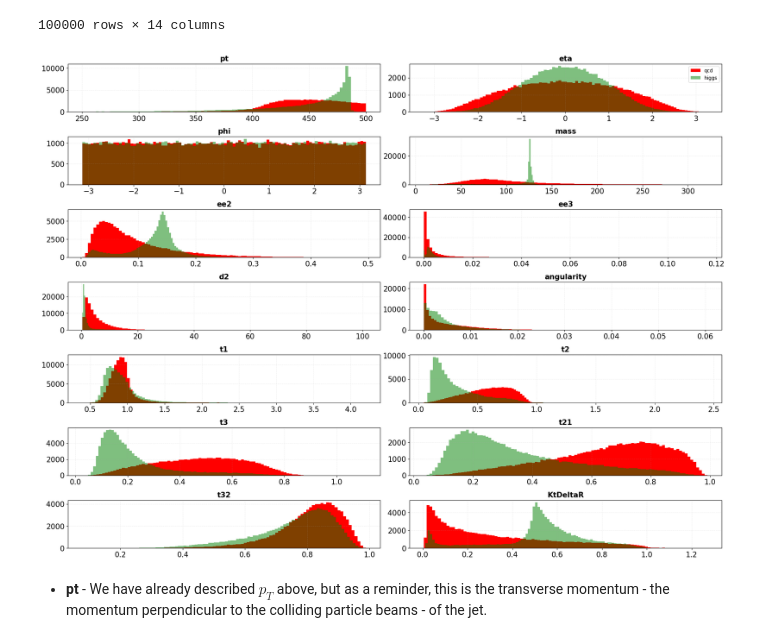
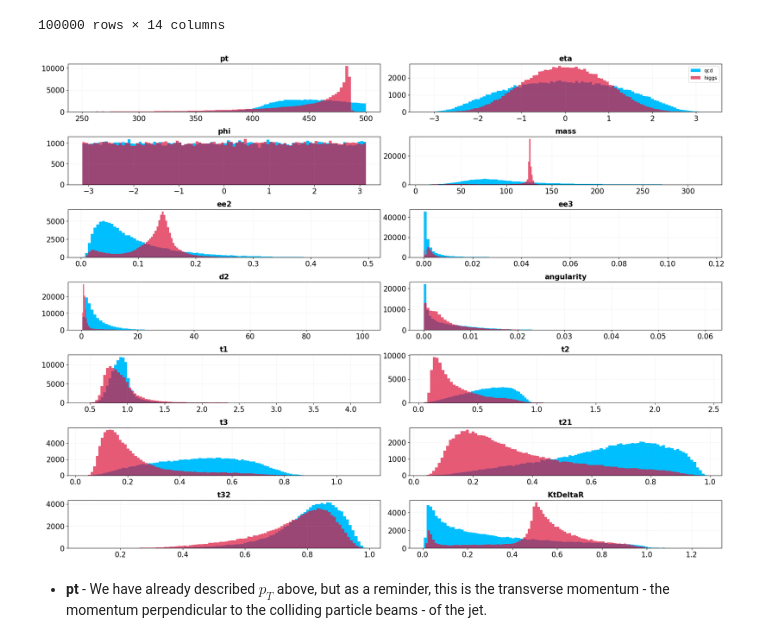
Before and after one commit to SOLHAUG13/Phys434_Autumn2021, a Jupyter notebook: Lab7/Lab7_PHYS434_Solhaug_Erik.ipynb, the cells around one changed output. Drawn from its saved outputs; the diff is of its cells as text; code cells hidden in the pictures.

```diff
--- a/Lab7/Lab7_PHYS434_Solhaug_Erik.ipynb
+++ b/Lab7/Lab7_PHYS434_Solhaug_Erik.ipynb
@@ -74,26 +74,26 @@ qcd
 # %%
 fig, ax = plt.subplots(7, 2)
 fig.tight_layout(pad=3.0)
 
 for i in range(0,qcd.columns.size):
     name = qcd.columns[i]
     X1 = qcd[f'{name}']
     X2 = higgs[f'{name}']
 
     bins = 100
 
     row = math.floor(i/2)
     col = i%2
 
     ax[row, col].tick_params(labelsize = 15)
     ax[row, col].tick_params(labelsize = 15)
-    ax[row, col].hist(X1, bins, color='r', linewidth = 3, label = 'qcd')
-    ax[row, col].hist(X2, bins, color='g', alpha = 0.5, linewidth = 3, label='higgs')
+    ax[row, col].hist(X1, bins, color='deepskyblue', linewidth = 3, label = 'qcd')
+    ax[row, col].hist(X2, bins, color='crimson', alpha = 0.7, linewidth = 3, label='higgs')
     ax[row, col].set_title(f'{name}', fontsize = 15, fontweight='bold')
     ax[row, col].grid(linestyle='--', alpha=0.2)
 ax[0, 1].legend();
 # %% [output]
-[figure, old version]
+[figure, new version]
 # %% [markdown]
 - **pt** - We have already described **$p_T$** above, but as a reminder, this is the transverse momentum - the momentum perpendicular to the colliding particle beams - of the jet.
 # %% [markdown]
```
Also changed, not shown: parts of 50 cells of this notebook, 1 other file.
